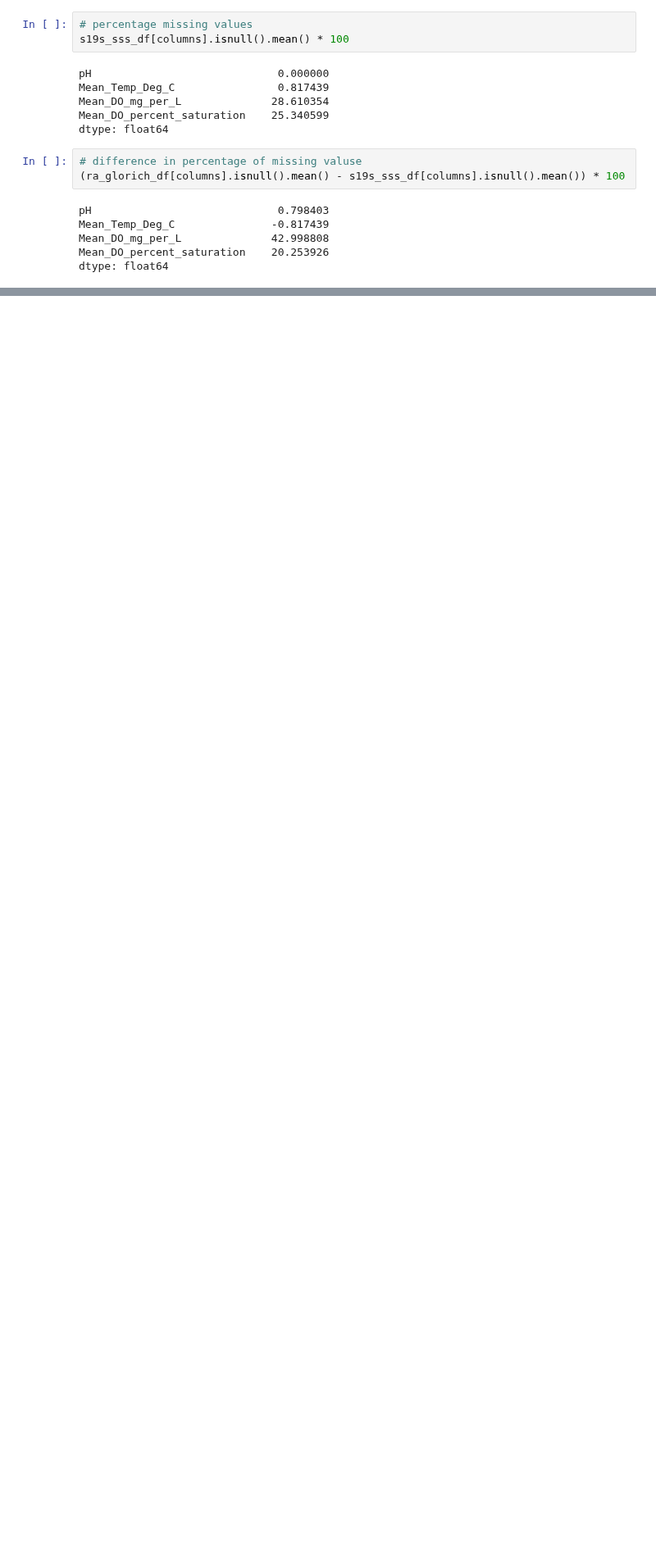
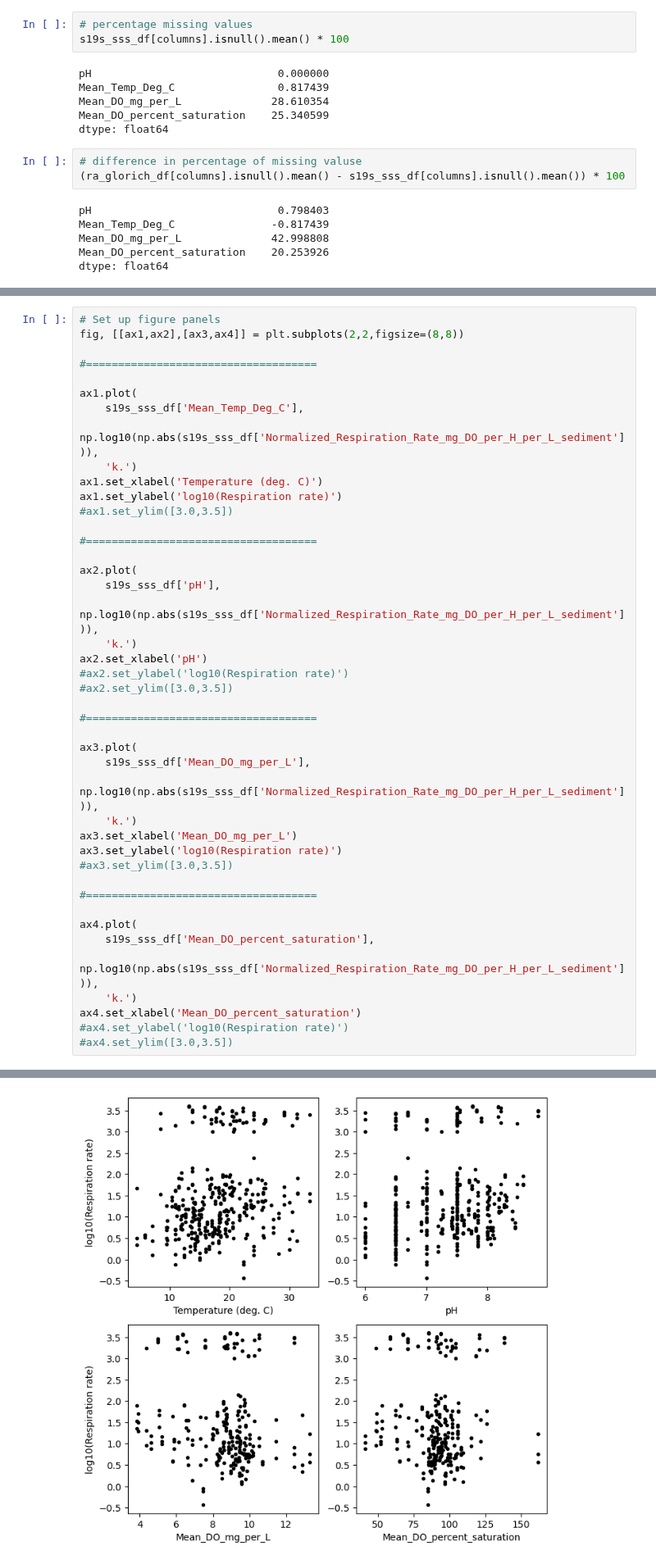
Before and after one commit to parallelworks/sl-archive-whondrs, a Jupyter notebook: examples/fig09_explore_WHONDRS_GLORICH_bias.ipynb, the cells around one changed output, grey strips where cells are left out. Shown at 82% size. Cells and saved outputs as stored; diff of their text form; blank space fills up the shorter version.

```diff
--- a/examples/fig09_explore_WHONDRS_GLORICH_bias.ipynb
+++ b/examples/fig09_explore_WHONDRS_GLORICH_bias.ipynb
@@ -129,0 +275,44 @@ dtype: float64
+# %%
+# Set up figure panels
+fig, [[ax1,ax2],[ax3,ax4]] = plt.subplots(2,2,figsize=(8,8))
+
+#====================================
+
+ax1.plot(
+    s19s_sss_df['Mean_Temp_Deg_C'],
+    np.log10(np.abs(s19s_sss_df['Normalized_Respiration_Rate_mg_DO_per_H_per_L_sediment'])),
+    'k.')
+ax1.set_xlabel('Temperature (deg. C)')
+ax1.set_ylabel('log10(Respiration rate)')
+#ax1.set_ylim([3.0,3.5])
+
+#====================================
+
+ax2.plot(
+    s19s_sss_df['pH'],
+    np.log10(np.abs(s19s_sss_df['Normalized_Respiration_Rate_mg_DO_per_H_per_L_sediment'])),
+    'k.')
+ax2.set_xlabel('pH')
+#ax2.set_ylabel('log10(Respiration rate)')
+#ax2.set_ylim([3.0,3.5])
+
+#====================================
+
+ax3.plot(
+    s19s_sss_df['Mean_DO_mg_per_L'],
+    np.log10(np.abs(s19s_sss_df['Normalized_Respiration_Rate_mg_DO_per_H_per_L_sediment'])),
+    'k.')
+ax3.set_xlabel('Mean_DO_mg_per_L')
+ax3.set_ylabel('log10(Respiration rate)')
+#ax3.set_ylim([3.0,3.5])
+
+#====================================
+
+ax4.plot(
+    s19s_sss_df['Mean_DO_percent_saturation'],
+    np.log10(np.abs(s19s_sss_df['Normalized_Respiration_Rate_mg_DO_per_H_per_L_sediment'])),
+    'k.')
+ax4.set_xlabel('Mean_DO_percent_saturation')
+#ax4.set_ylabel('log10(Respiration rate)')
+#ax4.set_ylim([3.0,3.5])
+# %% [output]
@@ -129,0 +320 @@ dtype: float64
+[figure, added]
```
Also changed, not shown: parts of 7 cells of this notebook, 1 other file.
